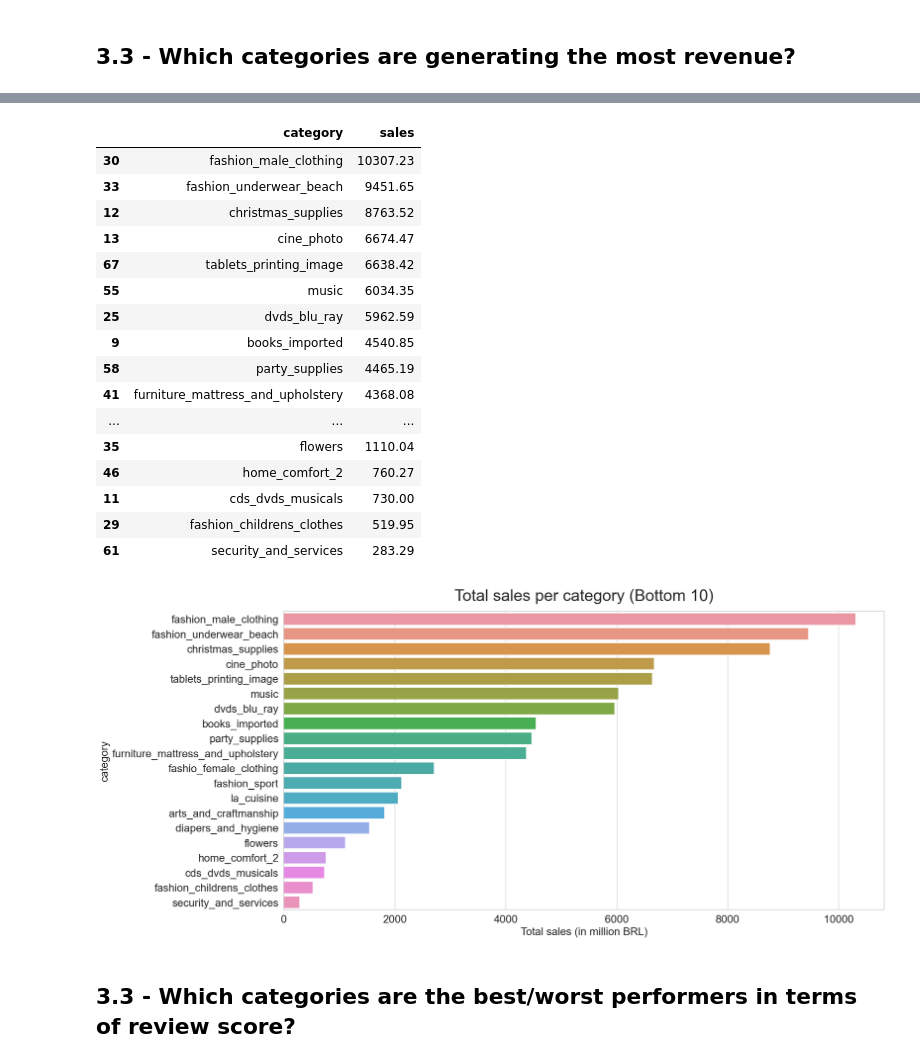
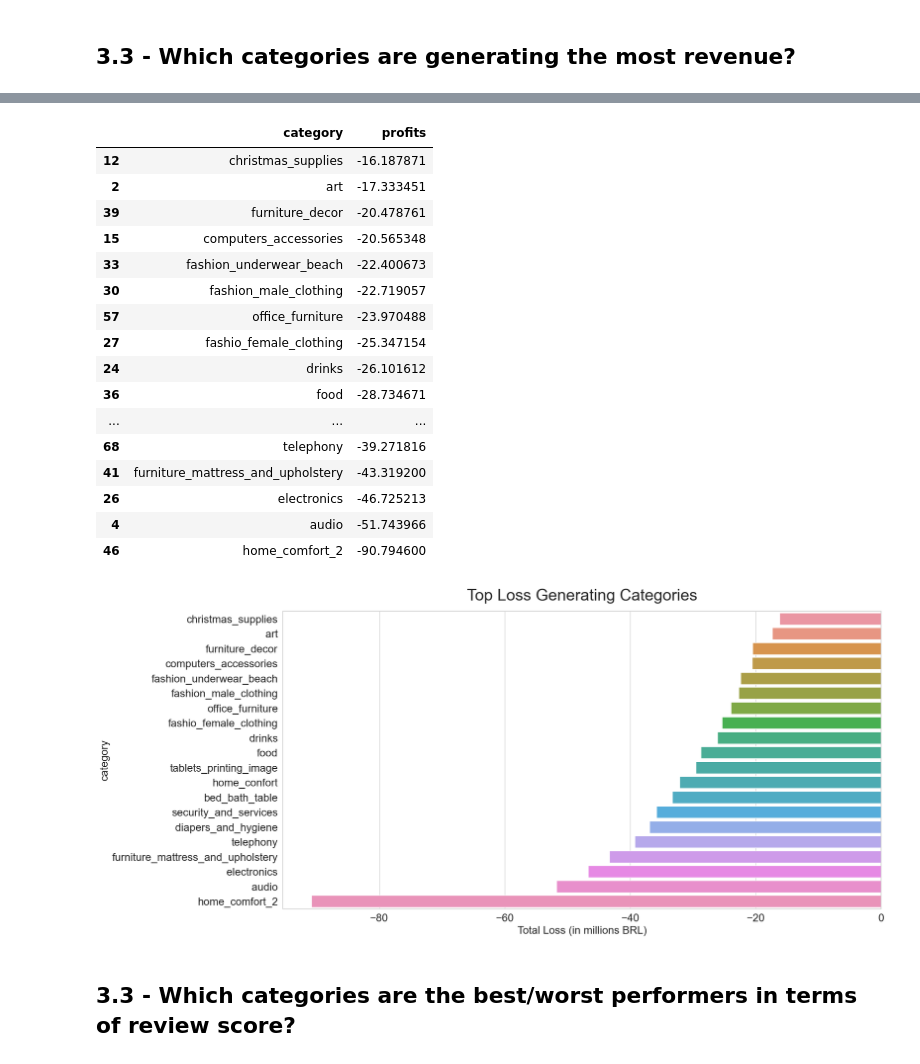
Before and after one commit to emiliasato/ecommerce-analysis, a Jupyter notebook: notebooks/EDA-products.ipynb, the cells around one changed output, grey strips where cells are left out. Drawn from its saved outputs; the diff is of its cells as text; code cells hidden in the pictures.

```diff
--- a/notebooks/EDA-products.ipynb
+++ b/notebooks/EDA-products.ipynb
@@ -383,38 +384,38 @@ plt.yticks(fontsize=20);
 # %%
-bottom_20_sales = product_cat.loc[:,['category','sales']].\
-                sort_values(by='sales',ascending=False).tail(20)
+bottom_20_sales = product_cat.loc[:,['category','profits']].\
+                sort_values(by='profits',ascending=False).tail(20)
 bottom_20_sales
 # %% [output]
-|  | category | sales |
-| 30 | fashion_male_clothing | 10307.23 |
-| 33 | fashion_underwear_beach | 9451.65 |
-| 12 | christmas_supplies | 8763.52 |
-| 13 | cine_photo | 6674.47 |
-| 67 | tablets_printing_image | 6638.42 |
-| 55 | music | 6034.35 |
-| 25 | dvds_blu_ray | 5962.59 |
-| 9 | books_imported | 4540.85 |
-| 58 | party_supplies | 4465.19 |
-| 41 | furniture_mattress_and_upholstery | 4368.08 |
+|  | category | profits |
+| 12 | christmas_supplies | -16.187871 |
+| 2 | art | -17.333451 |
+| 39 | furniture_decor | -20.478761 |
+| 15 | computers_accessories | -20.565348 |
+| 33 | fashion_underwear_beach | -22.400673 |
+| 30 | fashion_male_clothing | -22.719057 |
+| 57 | office_furniture | -23.970488 |
+| 27 | fashio_female_clothing | -25.347154 |
+| 24 | drinks | -26.101612 |
+| 36 | food | -28.734671 |
 | ... | ... | ... |
-| 35 | flowers | 1110.04 |
-| 46 | home_comfort_2 | 760.27 |
-| 11 | cds_dvds_musicals | 730.00 |
-| 29 | fashion_childrens_clothes | 519.95 |
-| 61 | security_and_services | 283.29 |
+| 68 | telephony | -39.271816 |
+| 41 | furniture_mattress_and_upholstery | -43.319200 |
+| 26 | electronics | -46.725213 |
+| 4 | audio | -51.743966 |
+| 46 | home_comfort_2 | -90.794600 |
 # %%
 sns.set_theme(style="whitegrid")
 plt.figure(figsize = (20,10))
-sns.barplot(y = bottom_20_sales['category'],x=bottom_20_sales['sales'])
-plt.title('Total sales per category (Bottom 10)', fontsize = 30, pad = 20)
+sns.barplot(y = bottom_20_sales['category'],x=bottom_20_sales['profits'])
+plt.title('Top Loss Generating Categories', fontsize = 30, pad = 20)
 
-plt.xlabel('Total sales (in million BRL)',fontsize=20)
+plt.xlabel('Total Loss (in millions BRL)',fontsize=20)
 plt.ylabel('category',fontsize=20)
 
 plt.xticks(fontsize=20)
 plt.yticks(fontsize=20);
 # %% [output]
-[figure, old version]
+[figure, new version]
 # %% [markdown]
 ## 3.3 - Which categories are the best/worst performers in terms of review score?
 # %% [markdown]
```
Also changed, not shown: parts of 4 cells of this notebook, 3 other files.
